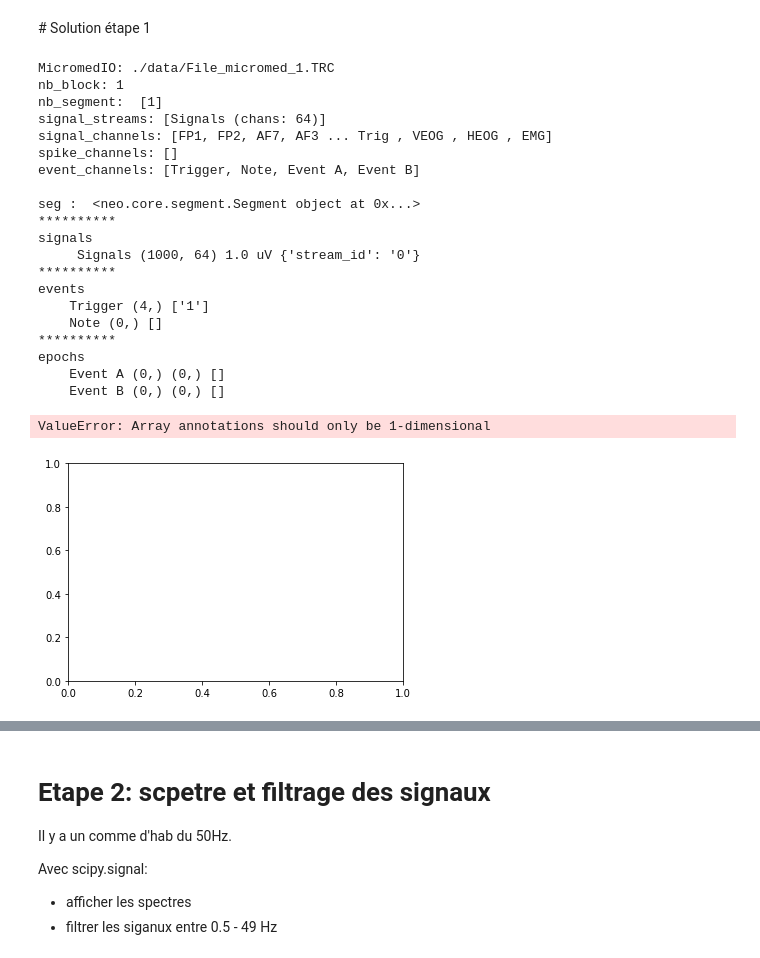
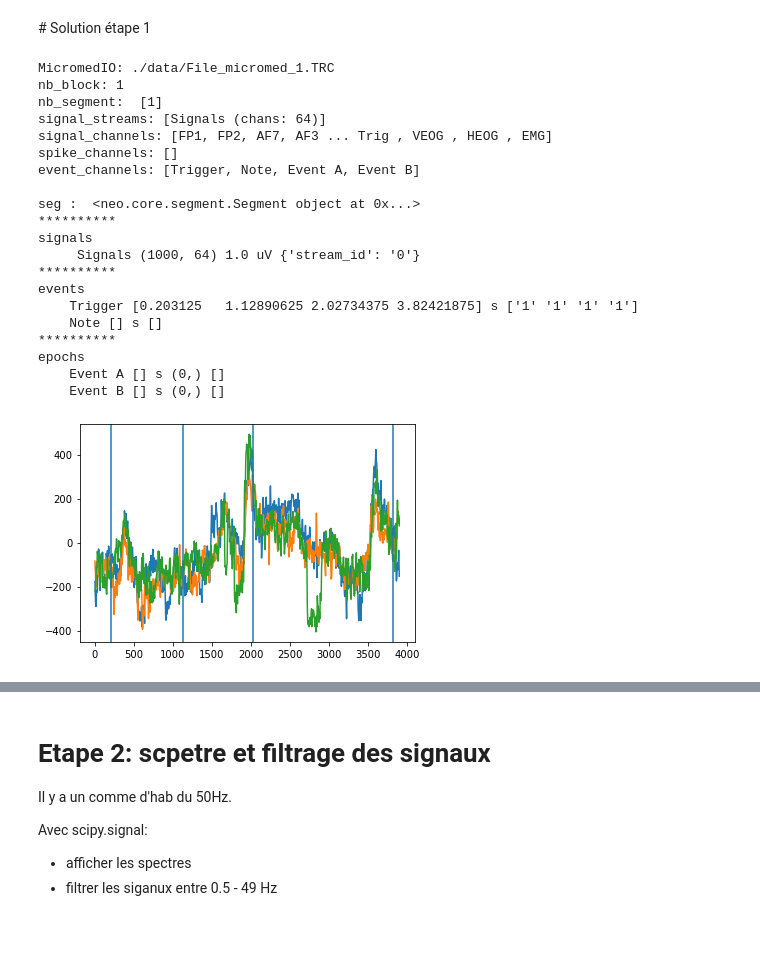
Before and after one commit to crnl-lab/formation_python_crnl_2022, a Jupyter notebook: notebooks/exercice_eeg.ipynb, the cells around one changed output, grey strips where cells are left out. Cells and saved outputs as stored; diff of their text form; code cells hidden in the pictures; blank space fills up the shorter version.

```diff
--- a/notebooks/exercice_eeg.ipynb
+++ b/notebooks/exercice_eeg.ipynb
@@ -39,20 +39,20 @@ print('seg : ', seg)
 #print('seg : ', seg)
 #seg = reader.read_segment(signal_group_mode='group-by-same-units')
 
-
 print('*'*10)
 print('signals')
 for anasig in seg.analogsignals:
     print('    ',anasig.name, anasig.shape, anasig.units, anasig.annotations)
+
 print('*'*10)
 print('events')
 for ev in seg.events:
-    print('   ', ev.name, ev.times.shape, np.unique(ev.labels))
+    print('   ', ev.name, ev.times, ev.labels)
 
 print('*'*10)
 print('epochs')
 for ep in seg.epochs:
-    print('   ', ep.name, ep.times.shape, ep.durations.shape, np.unique(ev.labels))
+    print('   ', ep.name, ep.times, ep.durations.shape, np.unique(ev.labels))
 # %% [output]
 MicromedIO: ./data/File_micromed_1.TRC
 nb_block: 1
@@ -68,23 +68,22 @@ signals
      Signals (1000, 64) 1.0 uV {'stream_id': '0'}
 **********
 events
-    Trigger (4,) ['1']
-    Note (0,) []
+    Trigger [0.203125   1.12890625 2.02734375 3.82421875] s ['1' '1' '1' '1']
+    Note [] s []
 **********
 epochs
-    Event A (0,) (0,) []
-    Event B (0,) (0,) []
+    Event A [] s (0,) []
+    Event B [] s (0,) []
 # %%
 fig, ax = plt.subplots()
 
 for chan in [0, 15, 50]:
-    ax.plot(anasig.times.rescale('ms'), anasig[:, chan])
+    ax.plot(anasig.times.rescale('ms'), anasig[:, chan].magnitude)
 
 for t in seg.events[0].times:
     ax.axvline(t.rescale('ms'))
 # %% [output]
-ValueError: Array annotations should only be 1-dimensional
-[figure, old version]
+[figure, new version]
 # %%
 #anasig = seg.analogsignals[0]
 triggers = seg.events[0]
```
Also changed, not shown: parts of 7 cells of this notebook, 2 other files.
